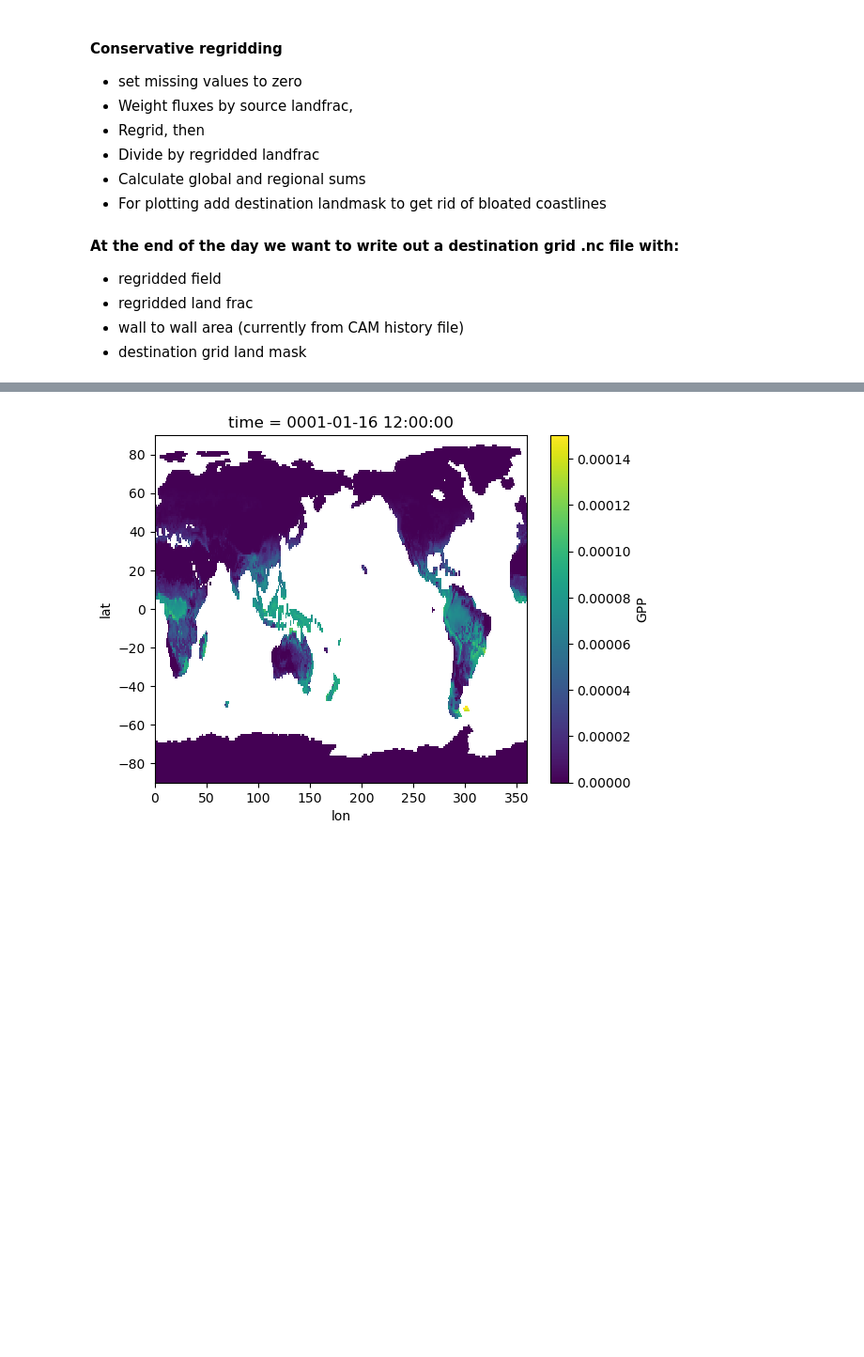
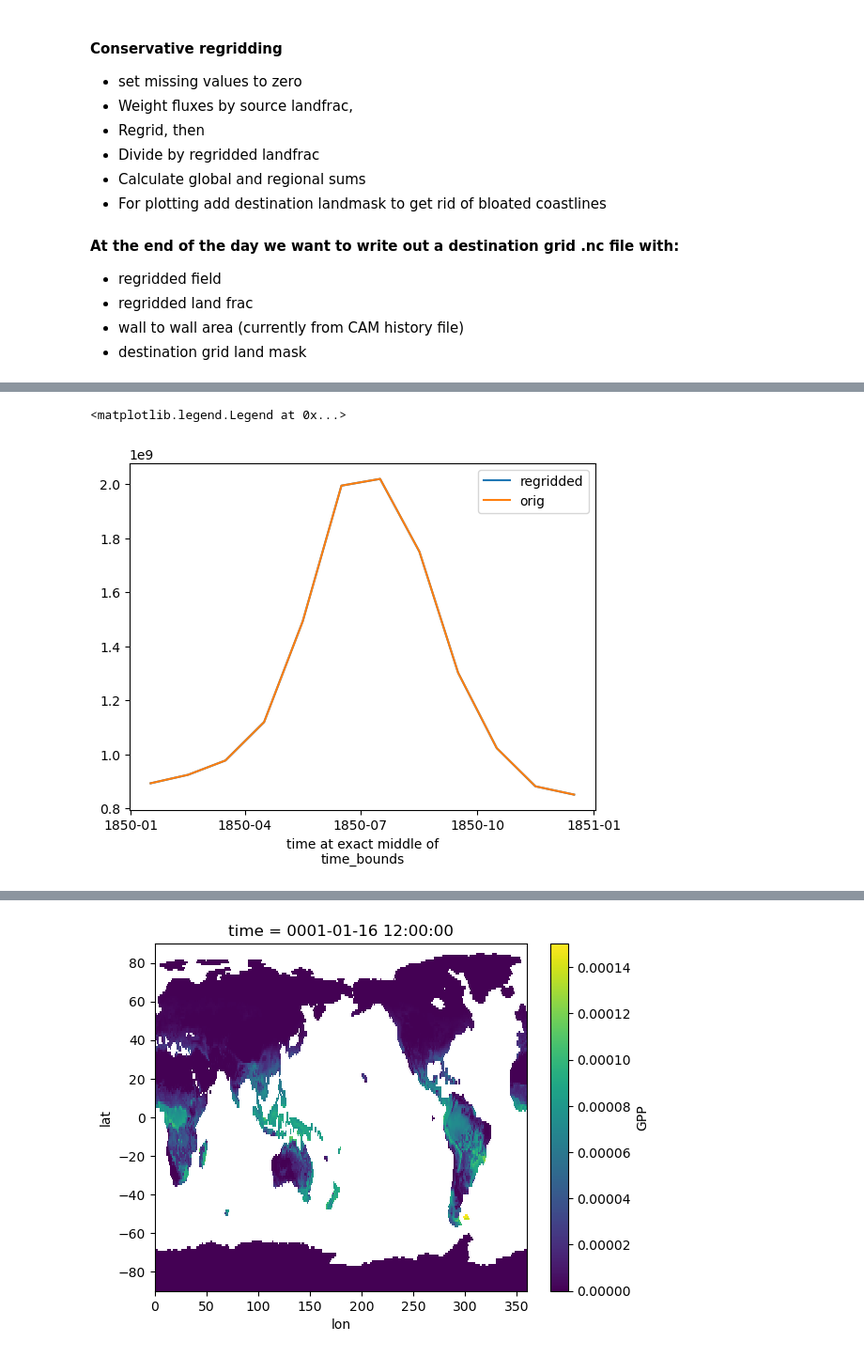
Before and after one commit to NCAR/ADF, a Jupyter notebook: scripts/regridding/regrid_conservative_180x360.ipynb, the cells around one changed output, grey strips where cells are left out. Shown at 94% size. Saved outputs shown, nothing was run; the diff lists cells and outputs as text; code cells hidden in the pictures; blank space fills up the shorter version.

```diff
--- a/scripts/regridding/regrid_conservative_180x360.ipynb
+++ b/scripts/regridding/regrid_conservative_180x360.ipynb
@@ -70,0 +127,7 @@ print(xe.__version__)
+# %%
+((ds_out['NPP']*pixel_area_lf).sum(dim=['lat', 'lon'])).isel(time=slice(0,12)).plot(label='regridded')
+((ds_con['NPP']*(ds_con.area*1e6*ds_con.landfrac)).sum(dim=['lat', 'lon'])).isel(time=slice(0,12)).plot(label='orig')
+plt.legend()
+# %% [output]
+<matplotlib.legend.Legend at 0x...>
+[figure, added]
```
Also changed, not shown: parts of 19 cells of this notebook.
